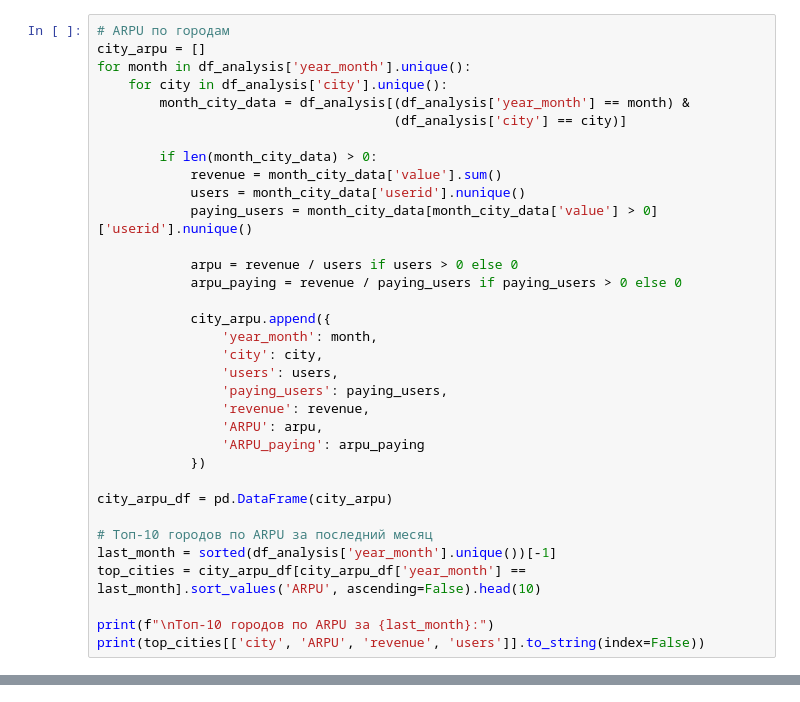
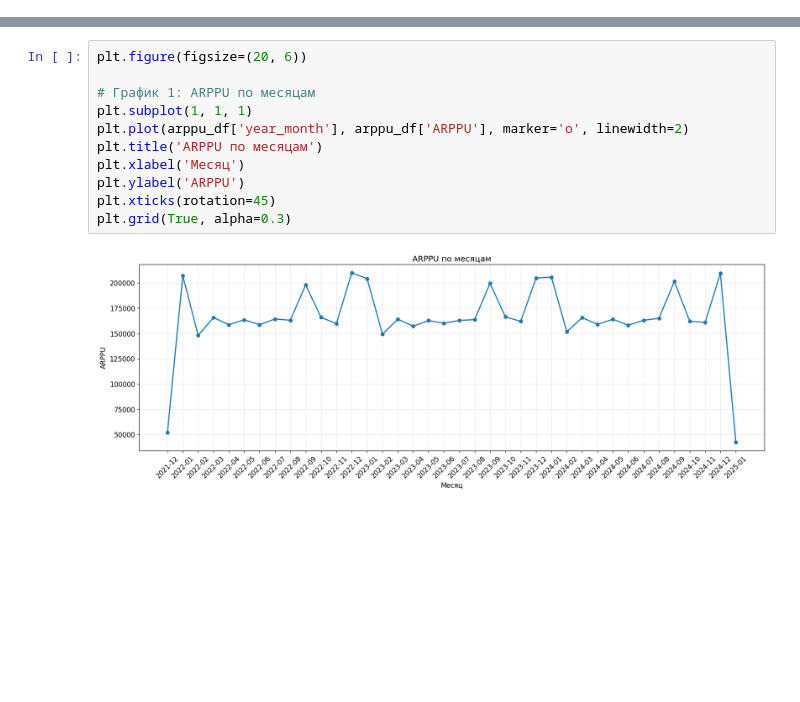
Before and after one commit to Konstantin-Sukh/big_data_yandex, a Jupyter notebook: arpu.ipynb, the cells around one changed output, grey strips where cells are left out. Cells and saved outputs as stored; diff of their text form; blank space fills up the shorter version.

```diff
--- a/arpu.ipynb
+++ b/arpu.ipynb
@@ -214,34 +179,0 @@ plt.show()
-# %%
-# ARPU по городам
-city_arpu = []
-for month in df_analysis['year_month'].unique():
-    for city in df_analysis['city'].unique():
-        month_city_data = df_analysis[(df_analysis['year_month'] == month) &
-                                      (df_analysis['city'] == city)]
-
-        if len(month_city_data) > 0:
-            revenue = month_city_data['value'].sum()
-            users = month_city_data['userid'].nunique()
-            paying_users = month_city_data[month_city_data['value'] > 0]['userid'].nunique()
-
-            arpu = revenue / users if users > 0 else 0
-            arpu_paying = revenue / paying_users if paying_users > 0 else 0
-
-            city_arpu.append({
-                'year_month': month,
-                'city': city,
-                'users': users,
-                'paying_users': paying_users,
-                'revenue': revenue,
-                'ARPU': arpu,
-                'ARPU_paying': arpu_paying
-            })
-
-city_arpu_df = pd.DataFrame(city_arpu)
-
-# Топ-10 городов по ARPU за последний месяц
-last_month = sorted(df_analysis['year_month'].unique())[-1]
-top_cities = city_arpu_df[city_arpu_df['year_month'] == last_month].sort_values('ARPU', ascending=False).head(10)
-
-print(f"\nТоп-10 городов по ARPU за {last_month}:")
-print(top_cities[['city', 'ARPU', 'revenue', 'users']].to_string(index=False))
@@ -249,0 +253,13 @@ KeyboardInterrupt:
+# %%
+plt.figure(figsize=(20, 6))
+
+# График 1: ARPPU по месяцам
+plt.subplot(1, 1, 1)
+plt.plot(arppu_df['year_month'], arppu_df['ARPPU'], marker='o', linewidth=2)
+plt.title('ARPPU по месяцам')
+plt.xlabel('Месяц')
+plt.ylabel('ARPPU')
+plt.xticks(rotation=45)
+plt.grid(True, alpha=0.3)
+# %% [output]
+[figure, added]
```
Also changed, not shown: parts of 8 cells of this notebook.
